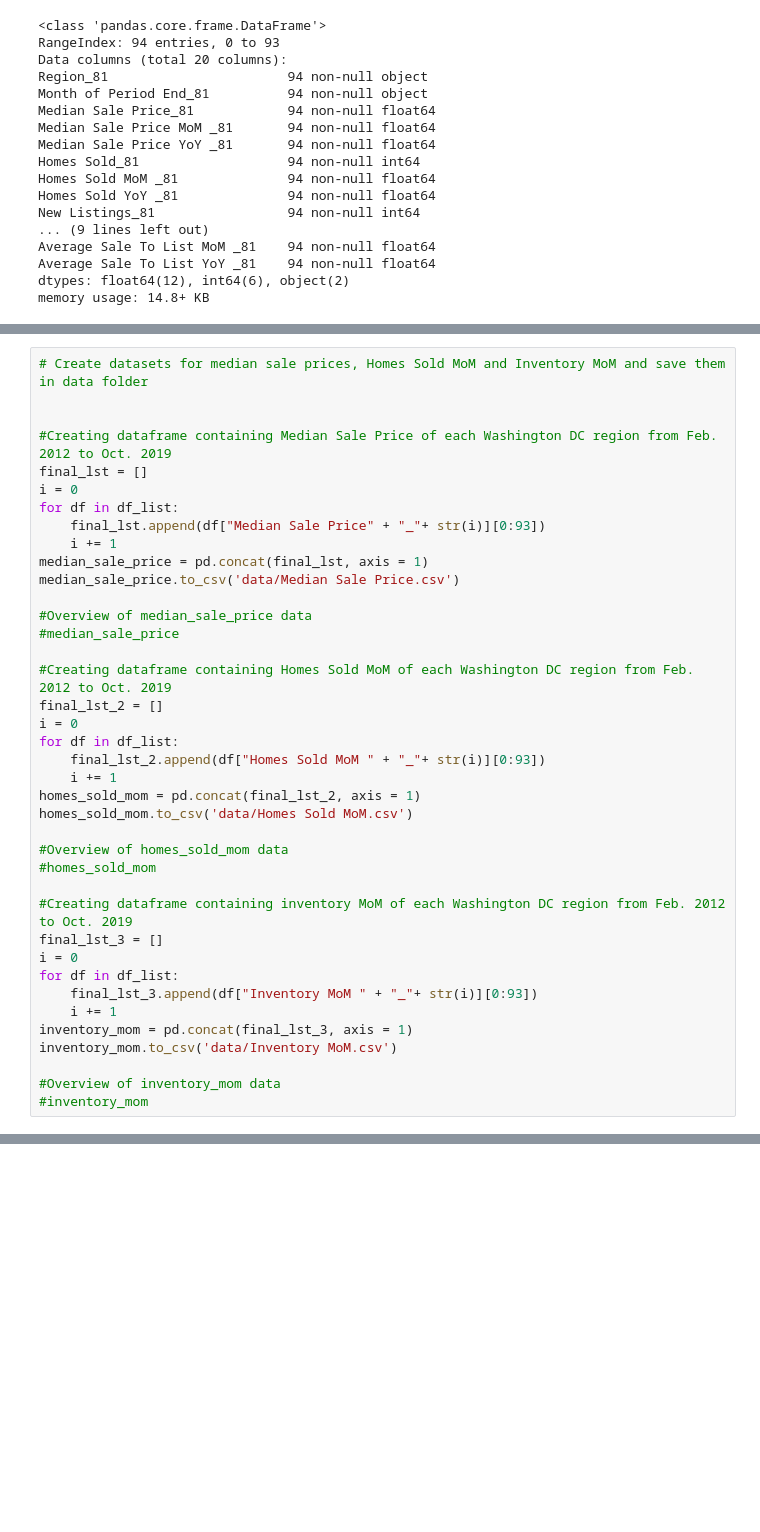
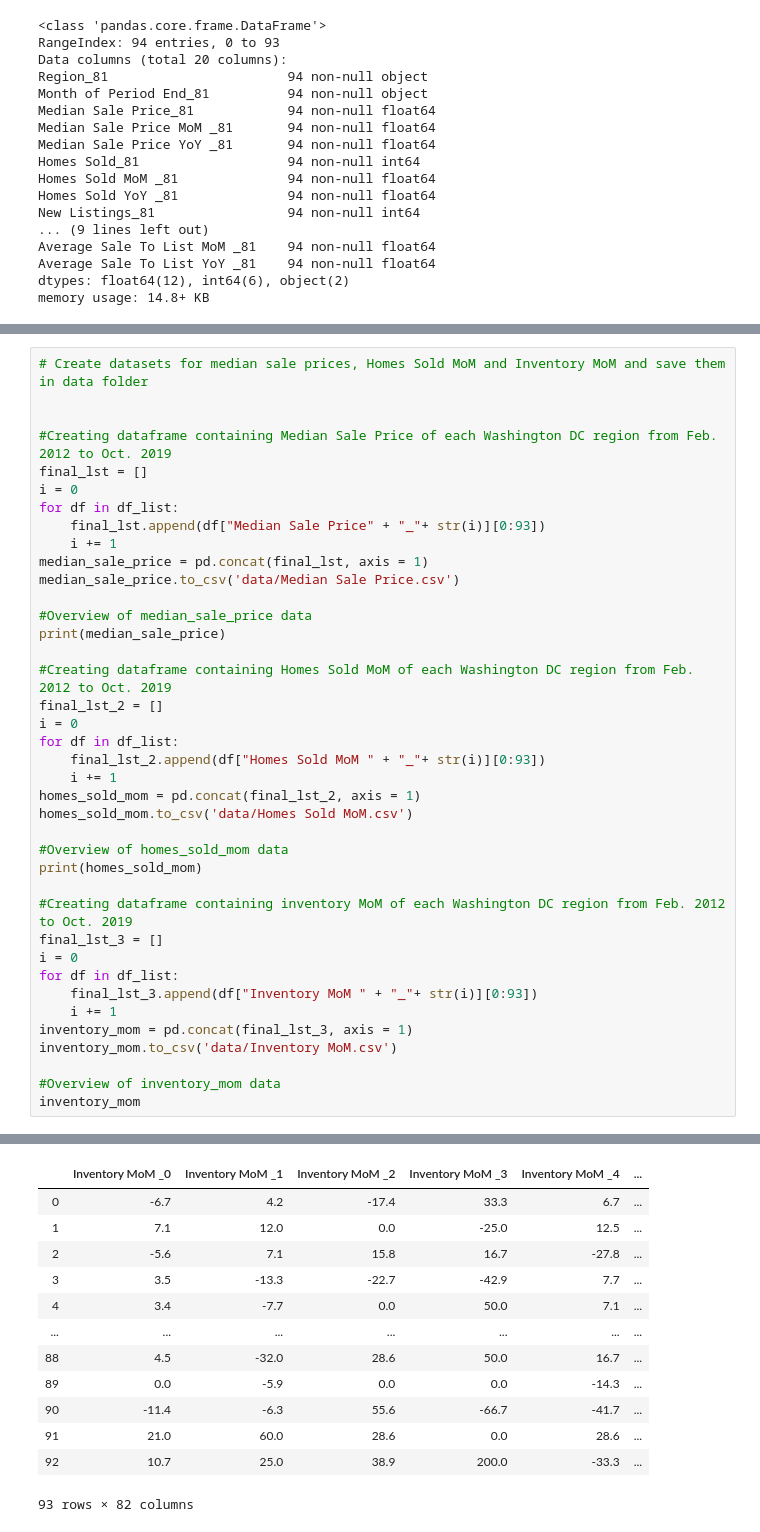
Before and after one commit to iuniorhsiung/mod3_project_DC_housing_price, a Jupyter notebook: DC_House_Prices_EDA.ipynb, the cells around one changed output, grey strips where cells are left out. Drawn from its saved outputs; the diff is of its cells as text; blank space fills up the shorter version.

```diff
--- a/DC_House_Prices_EDA.ipynb
+++ b/DC_House_Prices_EDA.ipynb
@@ -116,7 +120,7 @@ median_sale_price = pd.concat(final_lst, axis = 1)
 median_sale_price.to_csv('data/Median Sale Price.csv')
 
 #Overview of median_sale_price data
-#median_sale_price
+print(median_sale_price)
 
 #Creating dataframe containing Homes Sold MoM of each Washington DC region from Feb. 2012 to Oct. 2019
 final_lst_2 = []
@@ -128,7 +132,7 @@ homes_sold_mom = pd.concat(final_lst_2, axis = 1)
 homes_sold_mom.to_csv('data/Homes Sold MoM.csv')
 
 #Overview of homes_sold_mom data
-#homes_sold_mom
+print(homes_sold_mom)
 
 #Creating dataframe containing inventory MoM of each Washington DC region from Feb. 2012 to Oct. 2019
 final_lst_3 = []
@@ -140,4 +144,5 @@ inventory_mom = pd.concat(final_lst_3, axis = 1)
 inventory_mom.to_csv('data/Inventory MoM.csv')
 
 #Overview of inventory_mom data
-#inventory_mom
+inventory_mom
+# %% [output]
@@ -143,0 +166,13 @@ inventory_mom.to_csv('data/Inventory MoM.csv')
+|  | Inventory MoM _0 | Inventory MoM _1 | Inventory MoM _2 | Inventory MoM _3 | Inventory MoM _4 | ... |
+| 0 | -6.7 | 4.2 | -17.4 | 33.3 | 6.7 | ... |
+| 1 | 7.1 | 12.0 | 0.0 | -25.0 | 12.5 | ... |
+| 2 | -5.6 | 7.1 | 15.8 | 16.7 | -27.8 | ... |
+| 3 | 3.5 | -13.3 | -22.7 | -42.9 | 7.7 | ... |
+| 4 | 3.4 | -7.7 | 0.0 | 50.0 | 7.1 | ... |
+| ... | ... | ... | ... | ... | ... | ... |
+| 88 | 4.5 | -32.0 | 28.6 | 50.0 | 16.7 | ... |
+| 89 | 0.0 | -5.9 | 0.0 | 0.0 | -14.3 | ... |
+| 90 | -11.4 | -6.3 | 55.6 | -66.7 | -41.7 | ... |
+| 91 | 21.0 | 60.0 | 28.6 | 0.0 | 28.6 | ... |
+| 92 | 10.7 | 25.0 | 38.9 | 200.0 | -33.3 | ... |
+93 rows × 82 columns
```
Also changed, not shown: parts of 6 cells of this notebook.
